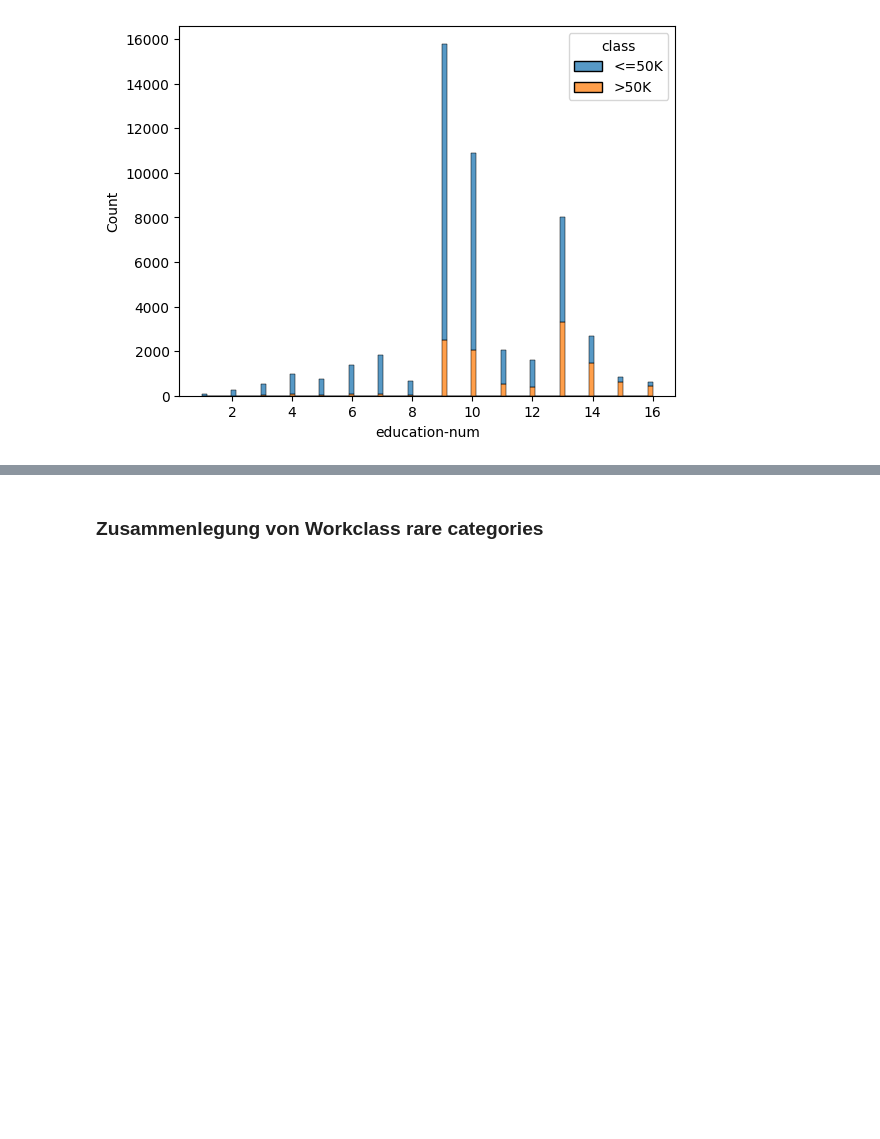
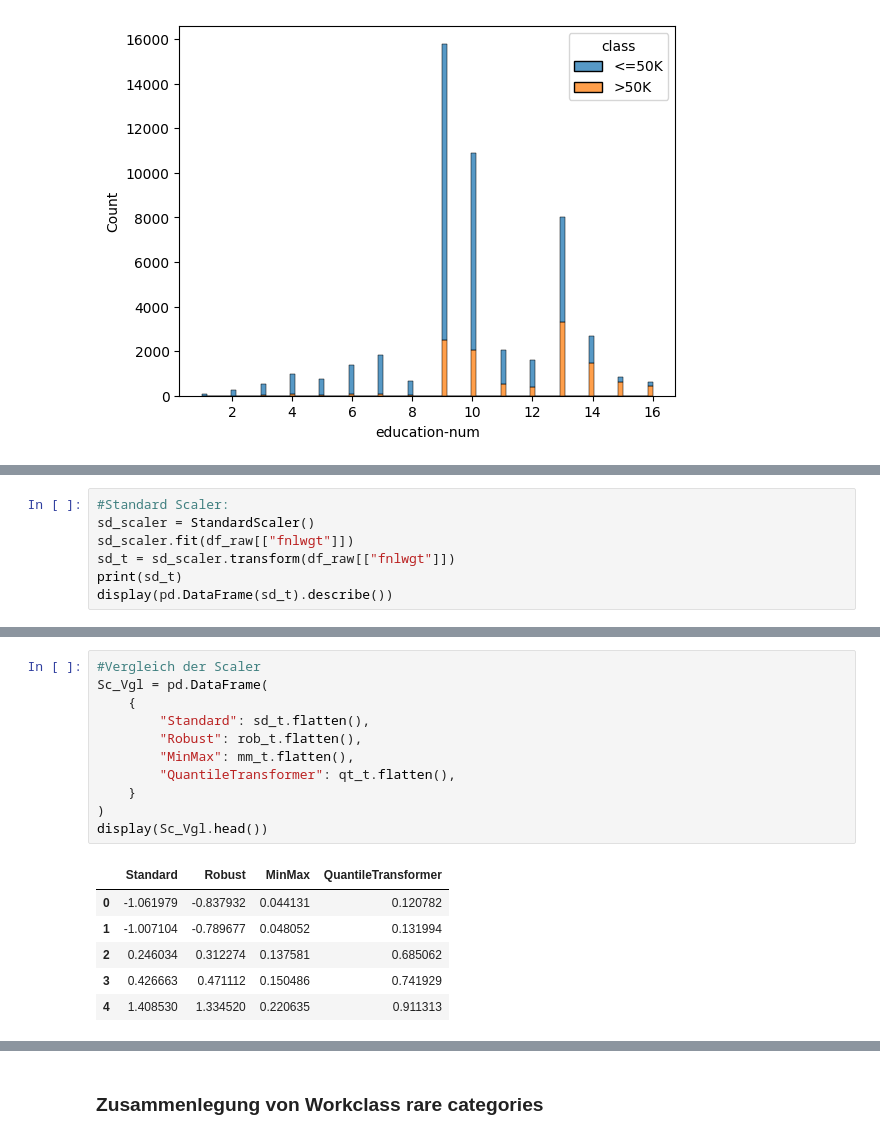
Before and after one commit to LennartRes/Abschlussarbeit, a Jupyter notebook: data.ipynb, the cells around one changed output, grey strips where cells are left out. Cells and saved outputs as stored; diff of their text form; blank space fills up the shorter version.

```diff
--- a/data.ipynb
+++ b/data.ipynb
@@ -175,0 +166,7 @@ Welche Kateogiren müssen gescalet werden? Keine! Da es keine großen spreads gi
+# %%
+#Standard Scaler:
+sd_scaler = StandardScaler()
+sd_scaler.fit(df_raw[["fnlwgt"]])
+sd_t = sd_scaler.transform(df_raw[["fnlwgt"]])
+print(sd_t)
+display(pd.DataFrame(sd_t).describe())
@@ -175,0 +262,18 @@ Welche Kateogiren müssen gescalet werden? Keine! Da es keine großen spreads gi
+# %%
+#Vergleich der Scaler
+Sc_Vgl = pd.DataFrame(
+    {
+        "Standard": sd_t.flatten(),
+        "Robust": rob_t.flatten(),
+        "MinMax": mm_t.flatten(),
+        "QuantileTransformer": qt_t.flatten(),
+    }
+)
+display(Sc_Vgl.head())
+# %% [output]
+|  | Standard | Robust | MinMax | QuantileTransformer |
+| 0 | -1.061979 | -0.837932 | 0.044131 | 0.120782 |
+| 1 | -1.007104 | -0.789677 | 0.048052 | 0.131994 |
+| 2 | 0.246034 | 0.312274 | 0.137581 | 0.685062 |
+| 3 | 0.426663 | 0.471112 | 0.150486 | 0.741929 |
+| 4 | 1.408530 | 1.334520 | 0.220635 | 0.911313 |
```
Also changed, not shown: parts of 63 cells of this notebook.
